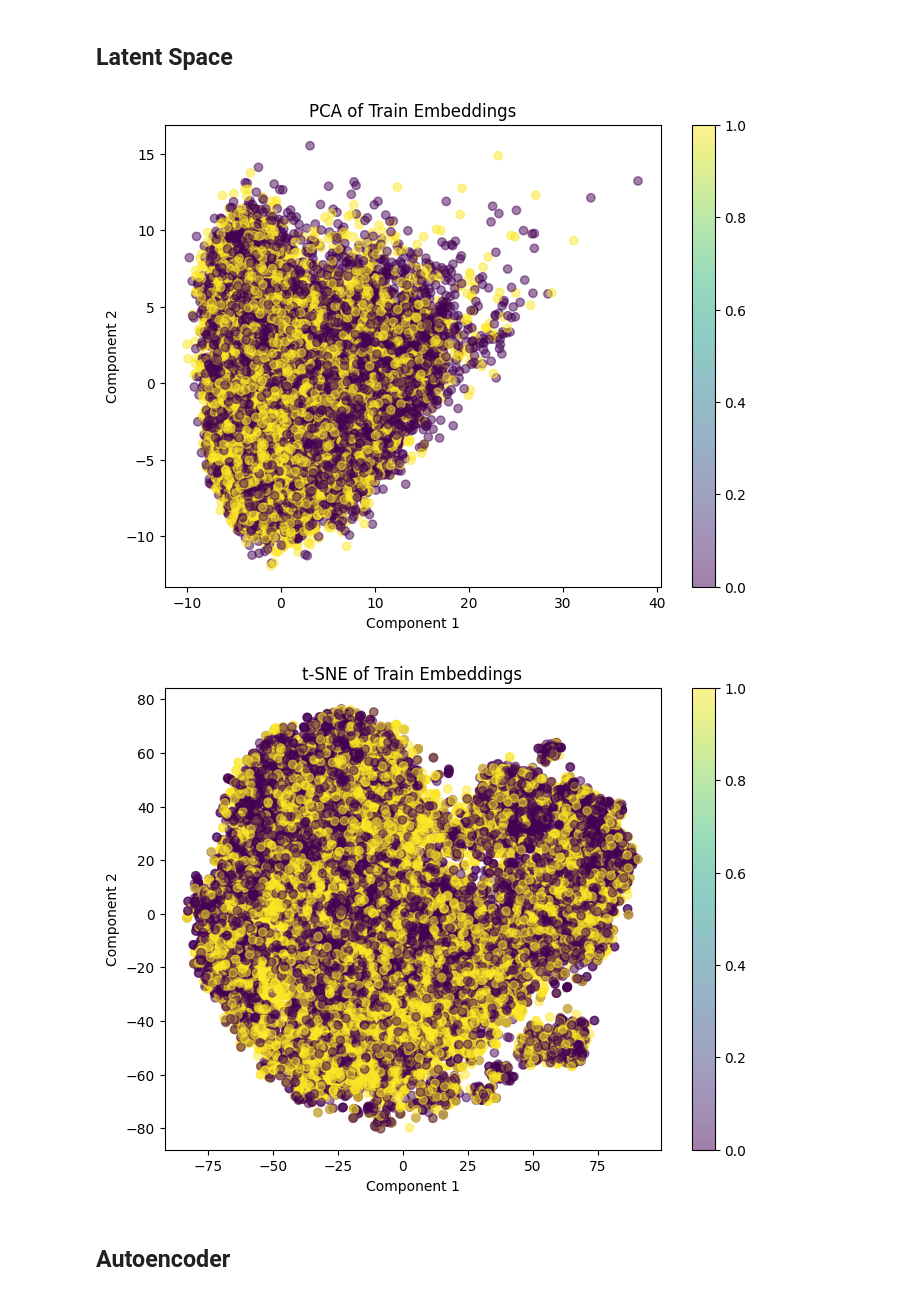
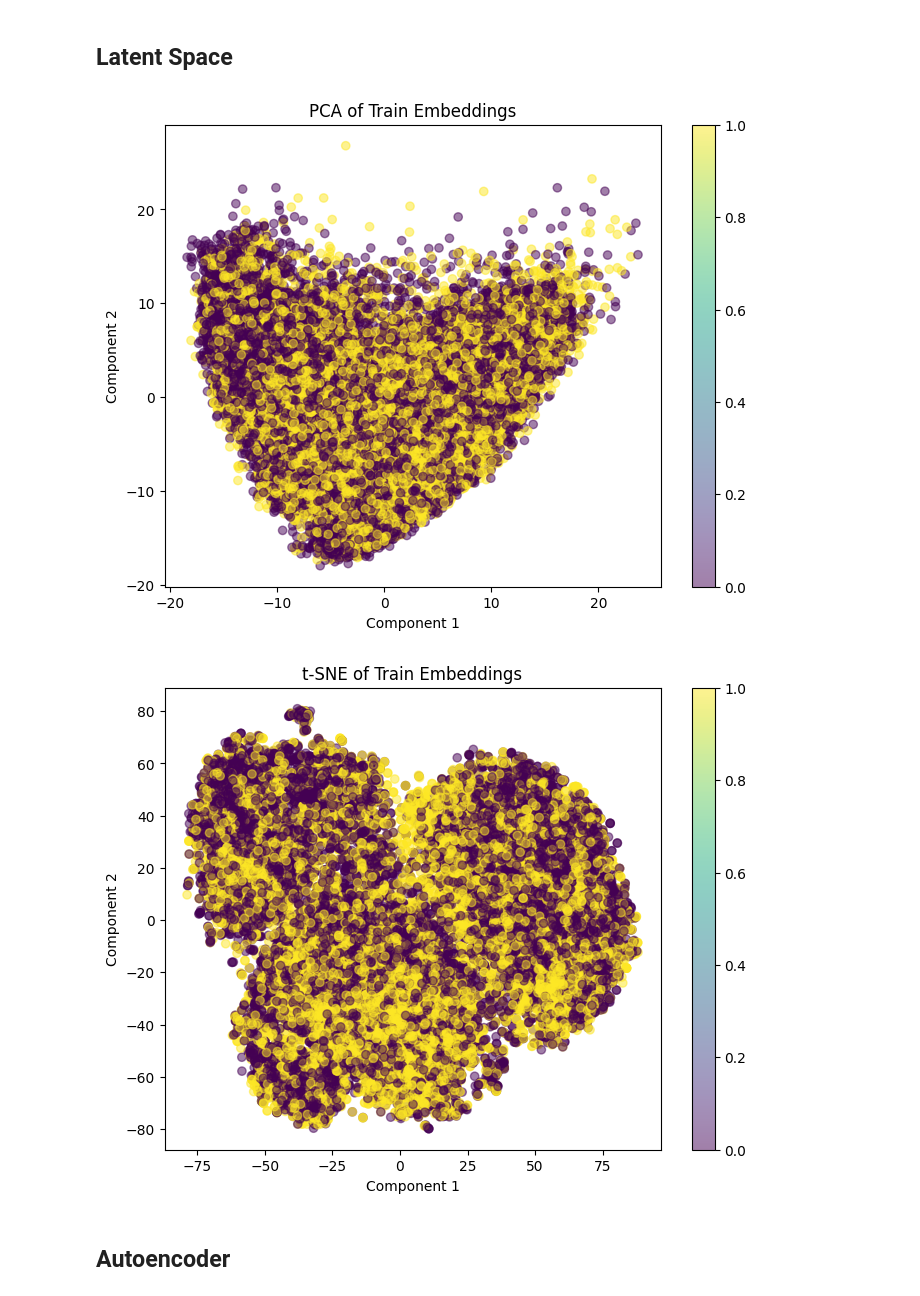
Before and after one commit to janik-j/aiinmed1, a Jupyter notebook: Exercise 3/transferlearning.ipynb, the cells around one changed output. Saved outputs shown, nothing was run; the diff lists cells and outputs as text; code cells hidden in the pictures.

Commit message:
Increase number of kernels

```diff
--- a/Exercise 3/transferlearning.ipynb
+++ b/Exercise 3/transferlearning.ipynb
@@ -147,31 +147,31 @@ class Net(nn.Module):
         super(Net, self).__init__()
 
         self.layer1 = nn.Sequential(
-            nn.Conv2d(1, 16, kernel_size=3, stride=2, padding=1),
-            nn.ReLU(),
-            nn.BatchNorm2d(16),
-        )
-
-        self.layer2 = nn.Sequential(
-            nn.Conv2d(16, 32, kernel_size=3, stride=2, padding=1),
+            nn.Conv2d(1, 32, kernel_size=3, stride=2, padding=1),
             nn.ReLU(),
             nn.BatchNorm2d(32),
         )
 
-        self.layer3 = nn.Sequential(
+        self.layer2 = nn.Sequential(
             nn.Conv2d(32, 64, kernel_size=3, stride=2, padding=1),
             nn.ReLU(),
             nn.BatchNorm2d(64),
         )
 
-        self.layer4 = nn.Sequential(
+        self.layer3 = nn.Sequential(
             nn.Conv2d(64, 128, kernel_size=3, stride=2, padding=1),
             nn.ReLU(),
             nn.BatchNorm2d(128),
         )
 
+        self.layer4 = nn.Sequential(
+            nn.Conv2d(128, 256, kernel_size=3, stride=2, padding=1),
+            nn.ReLU(),
+            nn.BatchNorm2d(256),
+        )
+
         self.fc = nn.Sequential(
-            nn.Linear(128*4, num_classes),
+            nn.Linear(256 * 4, num_classes),
             nn.ReLU()
         )
 
@@ -282,36 +282,36 @@ def plot_embeddings(embeddings, labels, title):
     plt.title(title)
     plt.xlabel('Component 1')
     plt.ylabel('Component 2')
     plt.show()
 
-test_embeddings, test_labels = extract_embeddings(test_loader_chest, model_ae)
+test_embeddings, test_labels = extract_embeddings(test_loader_chest, model_chest)
 
 # TODO: convert labels to binary
 test_labels = torch.where(test_labels.sum(dim=1) > 0, torch.tensor([1]).to(device), torch.tensor([0]).to(device)).long()
 
 
 import numpy as np
 import matplotlib.pyplot as plt
 
 # Flatten the embeddings
 test_embeddings_flat = test_embeddings.view(test_embeddings.size(0), -1).cpu().numpy()
 
 # TODO: Apply PCA
 pca = PCA(n_components=2)
 pca_result = pca.fit_transform(test_embeddings_flat)
 
 # TODO: Apply t-SNE
 t_sne = TSNE(n_components=2)
 tsne_result = t_sne.fit_transform(test_embeddings_flat)
 
 # Plot PCA result
 plot_embeddings(pca_result, test_labels.cpu(), 'PCA of Train Embeddings')
 
 # Plot t-SNE result
 plot_embeddings(tsne_result, test_labels.cpu(), 't-SNE of Train Embeddings')
 # %% [output]
-[figure, old version]
+[figure, new version]
-[figure, old version]
+[figure, new version]
 # %% [markdown]
 ## Autoencoder
 # %%
```
Also changed, not shown: parts of 6 cells of this notebook.
